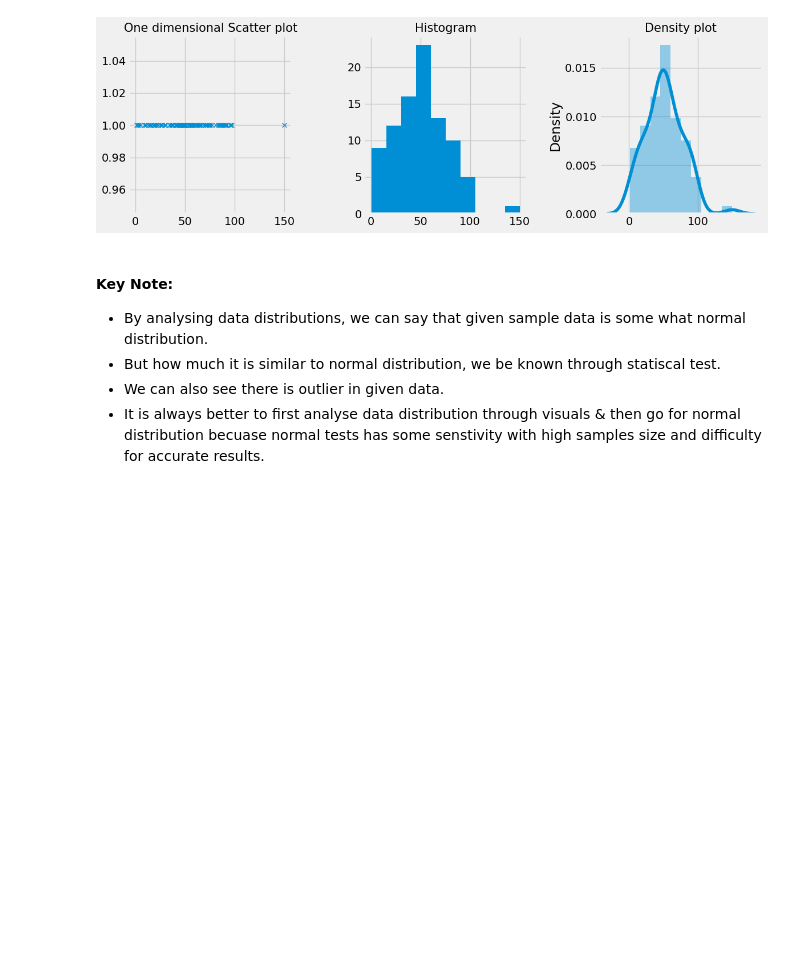
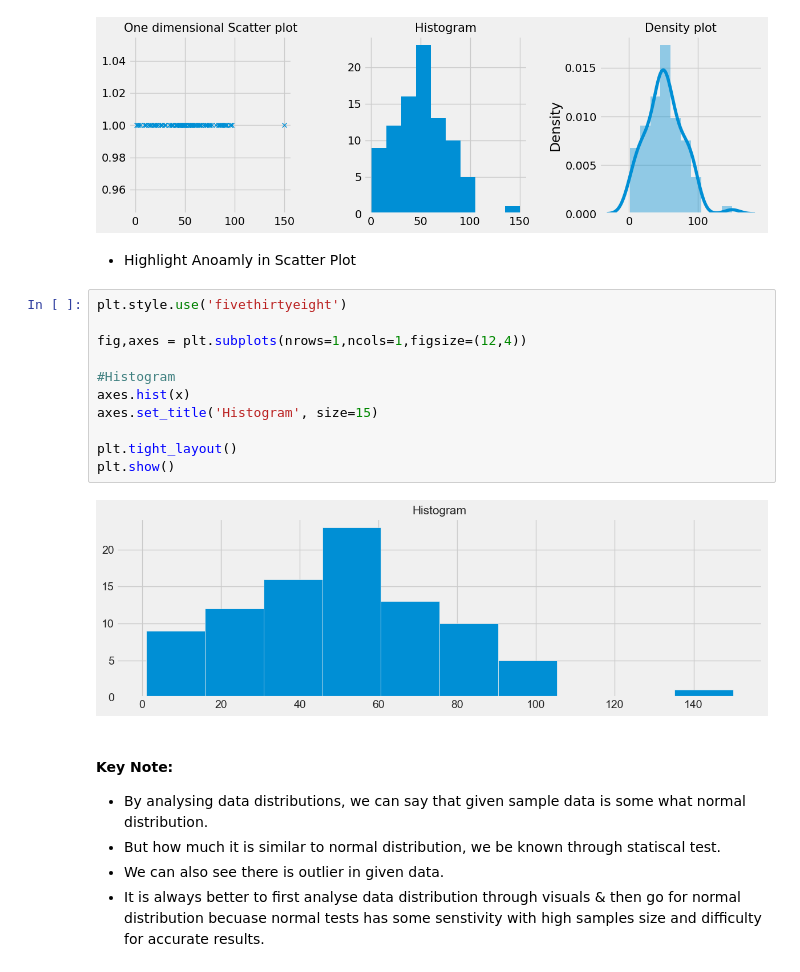
Before and after one commit to RakeshG1/DataScienceHub, a Jupyter notebook: MachineLearning/UnsupervisedLearning/Anomaly_Detection(3Sigma_Deviation).ipynb, the cells around one changed output. Saved outputs shown, nothing was run; the diff lists cells and outputs as text; blank space fills up the shorter version.

```diff
--- a/MachineLearning/UnsupervisedLearning/Anomaly_Detection(3Sigma_Deviation).ipynb
+++ b/MachineLearning/UnsupervisedLearning/Anomaly_Detection(3Sigma_Deviation).ipynb
@@ -56,6 +56,21 @@ plt.tight_layout()
 plt.show()
 # %% [output]
 [figure]
+# %% [markdown]
+- Highlight Anoamly in Scatter Plot
+# %%
+plt.style.use('fivethirtyeight')
+
+fig,axes = plt.subplots(nrows=1,ncols=1,figsize=(12,4))
+
+#Histogram
+axes.hist(x)
+axes.set_title('Histogram', size=15)
+
+plt.tight_layout()
+plt.show()
+# %% [output]
+[figure, added]
 # %% [markdown]
 #### Key Note:
 * By analysing data distributions, we can say that given sample data is some what normal distribution.
```
Also changed, not shown: parts of 9 cells of this notebook, 3 other files.
